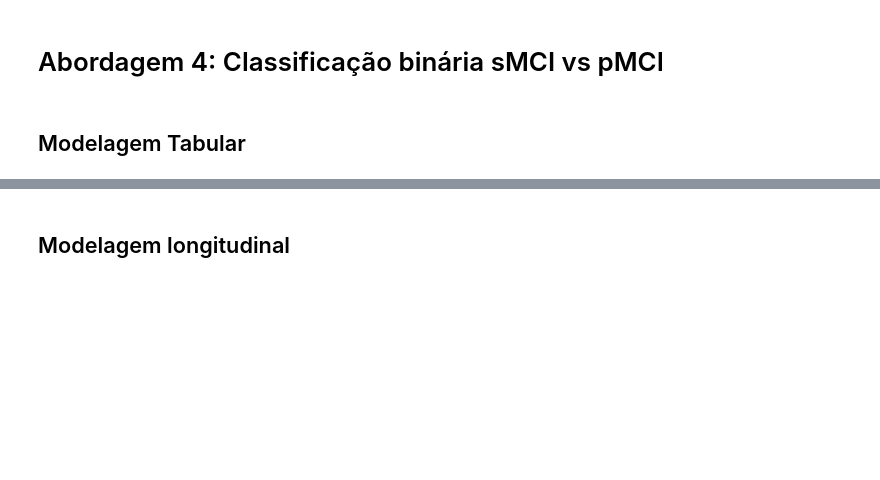
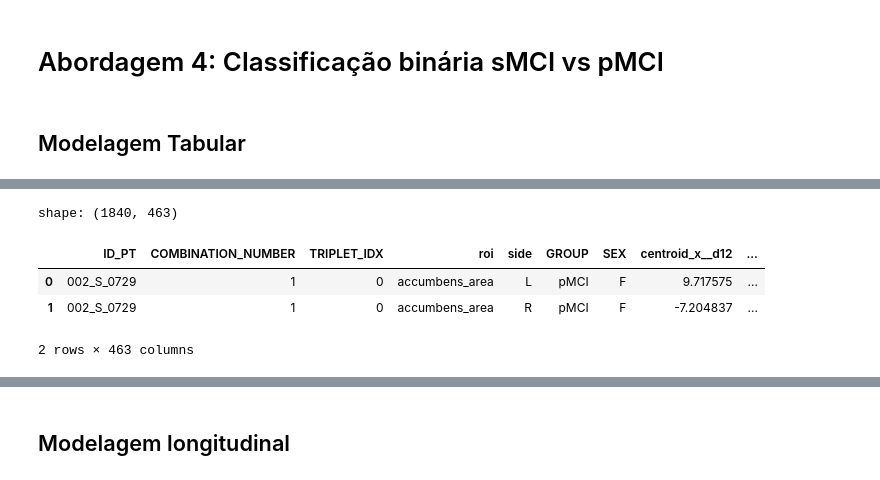
Before and after one commit to PauloMatheusGr/graphs, a Jupyter notebook: experimentos.ipynb, the cells around one changed output, grey strips where cells are left out. Drawn from its saved outputs; the diff is of its cells as text; code cells hidden in the pictures; blank space fills up the shorter version.

```diff
--- a/experimentos.ipynb
+++ b/experimentos.ipynb
@@ -306,0 +204,27 @@ pd.DataFrame(rows)
+# %%
+import matplotlib.pyplot as plt
+import numpy as np
+import pandas as pd
+from sklearn.feature_selection import VarianceThreshold
+from sklearn.model_selection import StratifiedGroupKFold
+from sklearn.preprocessing import StandardScaler
+
+ab = "abordagem_teste"
+
+csv_deltas = f"/mnt/study-data/pgirardi/graphs/csvs/{ab}/all_delta_features_neurocombat_wide.csv"
+
+# CSV_DELTA = ROOT / "csvs" / "abordagem_teste" / "all_delta_features_neurocombat.csv"
+# RNG_SEED = 42
+
+pd.set_option("display.max_columns", 20)
+
+df_raw = pd.read_csv(csv_deltas)
+# print("CSV:", csv_deltas.resolve())
+print("shape:", df_raw.shape)
+df_raw.head(2)
+# %% [output]
+shape: (1840, 463)
+|  | ID_PT | COMBINATION_NUMBER | TRIPLET_IDX | roi | side | GROUP | SEX | centroid_x__d12 | ... |
+| 0 | 002_S_0729 | 1 | 0 | accumbens_area | L | pMCI | F | 9.717575 | ... |
+| 1 | 002_S_0729 | 1 | 0 | accumbens_area | R | pMCI | F | -7.204837 | ... |
+2 rows × 463 columns
```
Also changed, not shown: parts of 18 cells of this notebook, 1 other file.
